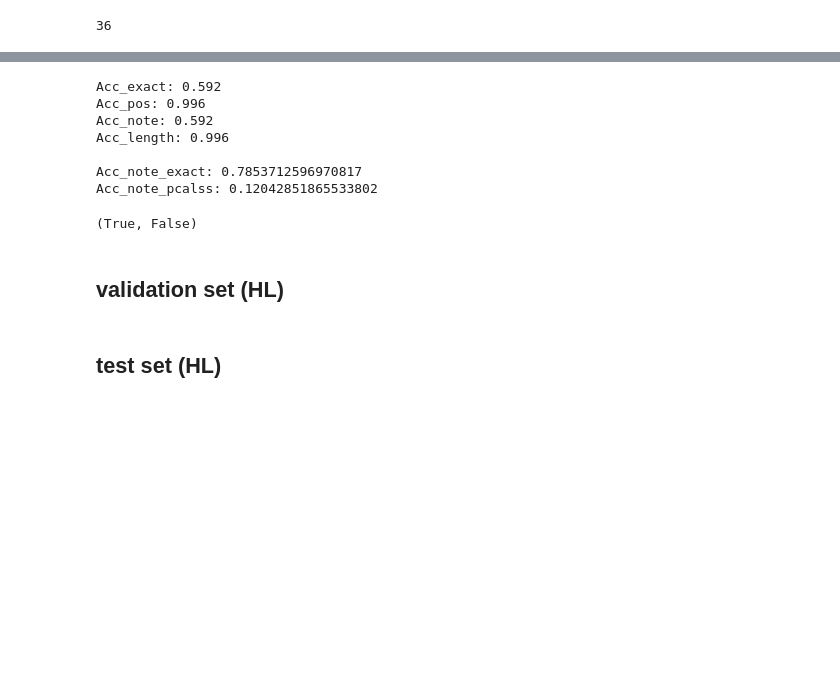
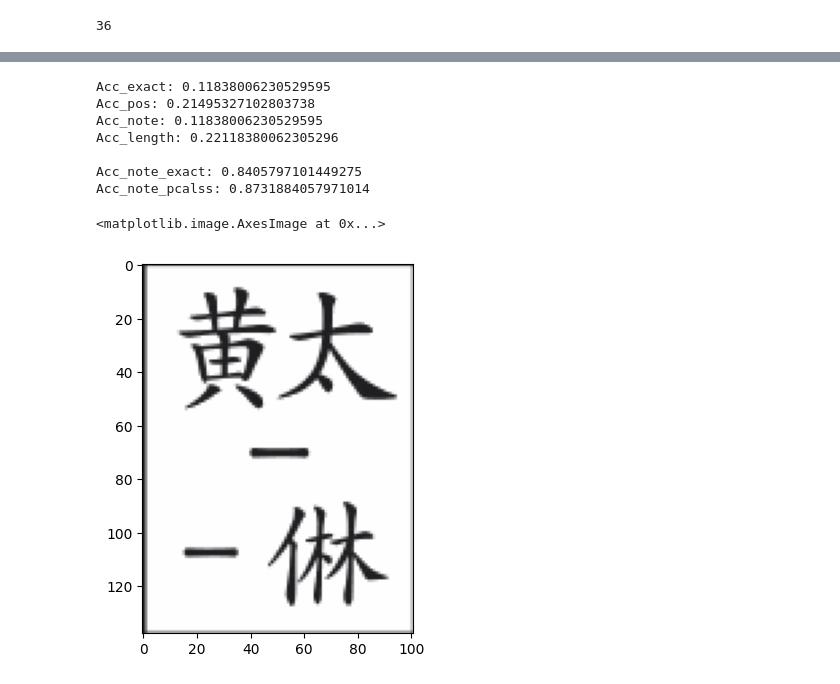
Before and after one commit to MALerLab/jeongganbo-omr, a Jupyter notebook: notebooks/synth_dataset_prep.ipynb, the cells around one changed output, grey strips where cells are left out. Saved outputs shown, nothing was run; the diff lists cells and outputs as text; code cells hidden in the pictures; blank space fills up the shorter version.

Commit message:
add: test HL-dataset

```diff
--- a/notebooks/synth_dataset_prep.ipynb
+++ b/notebooks/synth_dataset_prep.ipynb
@@ -308 +314,15 @@ fail_cnt
+# %%
+with open('test/labels_from_label_studio_1702625955.csv', 'r', newline='', encoding='utf-8') as f:
+  hl_list_raw = list(csv.reader(f))[1:]
+
+with open(f'data/test/001_HL_{int(time())}.csv', 'w', newline='', encoding='utf-8') as f:
+  writer = csv.writer(f)
+
+  for hl_row in hl_list_raw:
+    filename, *_, label = hl_row
+
+    if any(orn in label for orn in ['노', '니', '로', '리', '니나', '느나', '노라', '느니', '나니나', '_']):
+      continue
+
+    writer.writerow([filename, label])
 # %% [markdown]
@@ -333,3 +357,26 @@ with open(f'data/test/{test_data_filename}_result.csv', 'w', newline='', encodin
+# %%
+from omr_cnn import Inferencer
+
+test_data_filename = '001_HL_1707193340'
+
+test_img_path = Path('test/split_pngs/')
+
+with open(f'data/test/{test_data_filename}.csv', 'r', newline='', encoding='utf-8') as f:
+  testset = list(csv.reader(f))
+
+inferencer = Inferencer(vocab_txt_fn='data/001_tokenizer.txt', model_weights='model/synth_only_240204_001_best.pt')
+
+with open(f'data/test/{test_data_filename}_result.csv', 'w', newline='', encoding='utf-8') as f:
+  writer = csv.writer(f)
+  writer.writerow(['label', 'pred', 'filename'])
+
+  for data in tqdm(testset):
+    img_name, label = data
+    img_path = str(test_img_path / img_name)
+
+    pred_label = inferencer(img_path)
+
+    writer.writerow([label, pred_label, img_name])
 # %%
 def get_notes_and_positions(label):
   pattern = r'([^_\s:]+|_+[^_\s:]+|[^:]\d+|[-])'
@@ -348,7 +395,7 @@ def get_notes_and_positions(label):
 
 split_octave_and_pclass = lambda string: re.findall(r'(배|하배|하하배|청|중청)?(.+)', string)[0]
 # %%
-test_data_filename = '001_1707094232'
+test_data_filename = '001_HL_1707193340'
 
 with open(f'data/test/{test_data_filename}_result.csv', 'r', newline='', encoding='utf-8') as f:
   reader = csv.reader(f)
@@ -382,14 +429,13 @@ for result in test_results:
       if note_oct == hnote_oct and note_pc == hnote_pc:
         add_cnts[0] += 1
 
-      elif note_pc == hnote_pc and note_oct != hnote_oct :
+      if note_pc == hnote_pc:
         add_cnts[1] += 1
 
-  # if all(x == y for x, y in zip(label_positions, pred_label_positions)):
+
   if label_positions == pred_label_positions:
     cnts[1] += 1
 
-  # if all(x == y for x, y in zip(label_notes, pred_label_notes)):
   if label_notes == pred_label_notes:
     cnts[2] += 1
 
@@ -403,10 +449,10 @@ print()
 for item, cnt in zip(['note_exact', 'note_pcalss'], add_cnts):
   print(f'Acc_{item}: {cnt/length_match_token_cnt}')
 # %% [output]
-Acc_exact: 0.592
-Acc_pos: 0.996
-Acc_note: 0.592
-Acc_length: 0.996
+Acc_exact: 0.11838006230529595
+Acc_pos: 0.21495327102803738
+Acc_note: 0.11838006230529595
+Acc_length: 0.22118380062305296
 
-Acc_note_exact: 0.7853712596970817
-Acc_note_pcalss: 0.12042851865533802
+Acc_note_exact: 0.8405797101449275
+Acc_note_pcalss: 0.8731884057971014
@@ -418,8 +459,6 @@ pos: 0.996
-# %%
-all(x==y for x, y in zip([1, 2, 3, 4, 5], [1, 2, 3])), [1, 2, 3, 4, 5] == [1, 2, 3]
-# %% [output]
-(True, False)
-# %% [markdown]
-## validation set (HL)
-# %% [markdown]
-## test set (HL)
+# %%
+filename = '남창계면-두거_haegeum_35'
+plt.imshow(cv2.imread(f'test/split_pngs/{filename}.png'))
+# %% [output]
+<matplotlib.image.AxesImage at 0x...>
+[figure, added]
```
Also changed, not shown: parts of 8 cells of this notebook, 1 other file.
